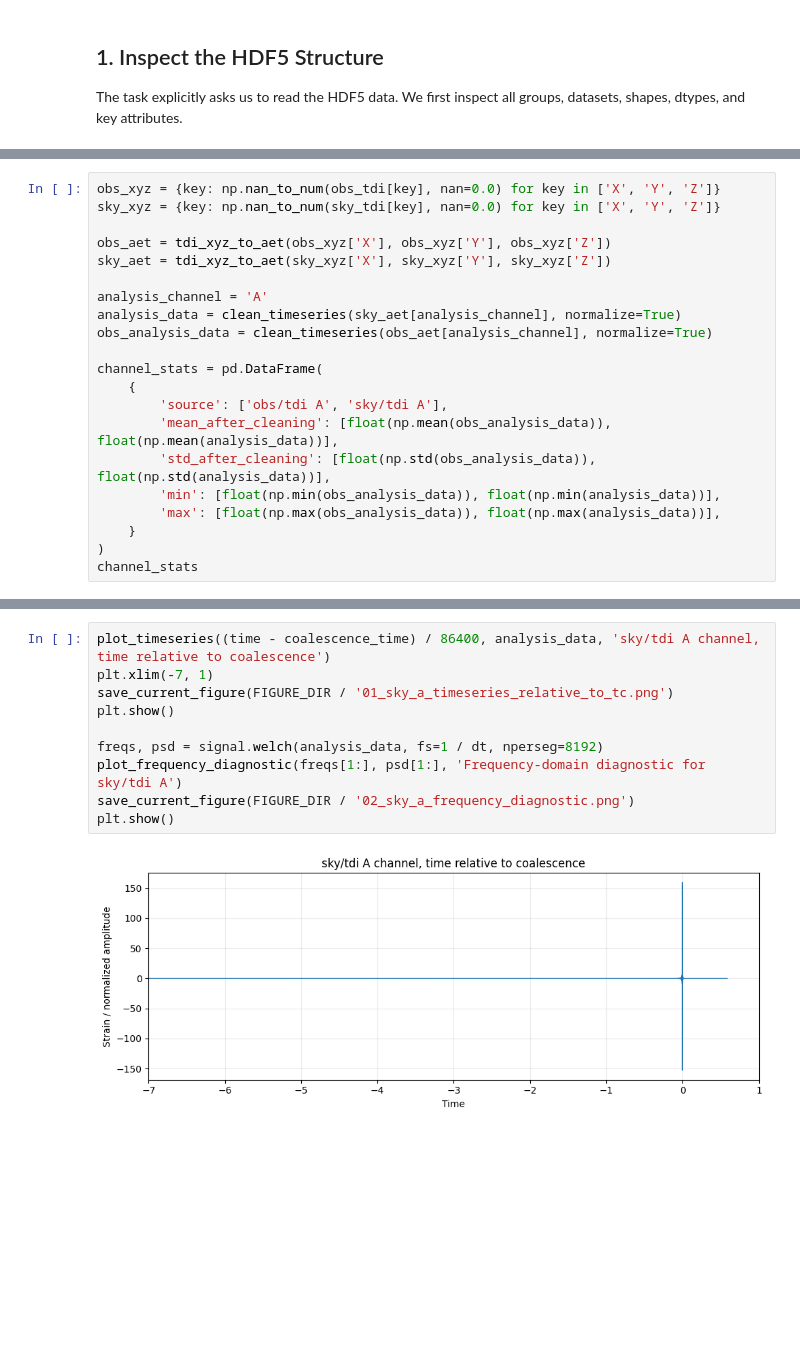
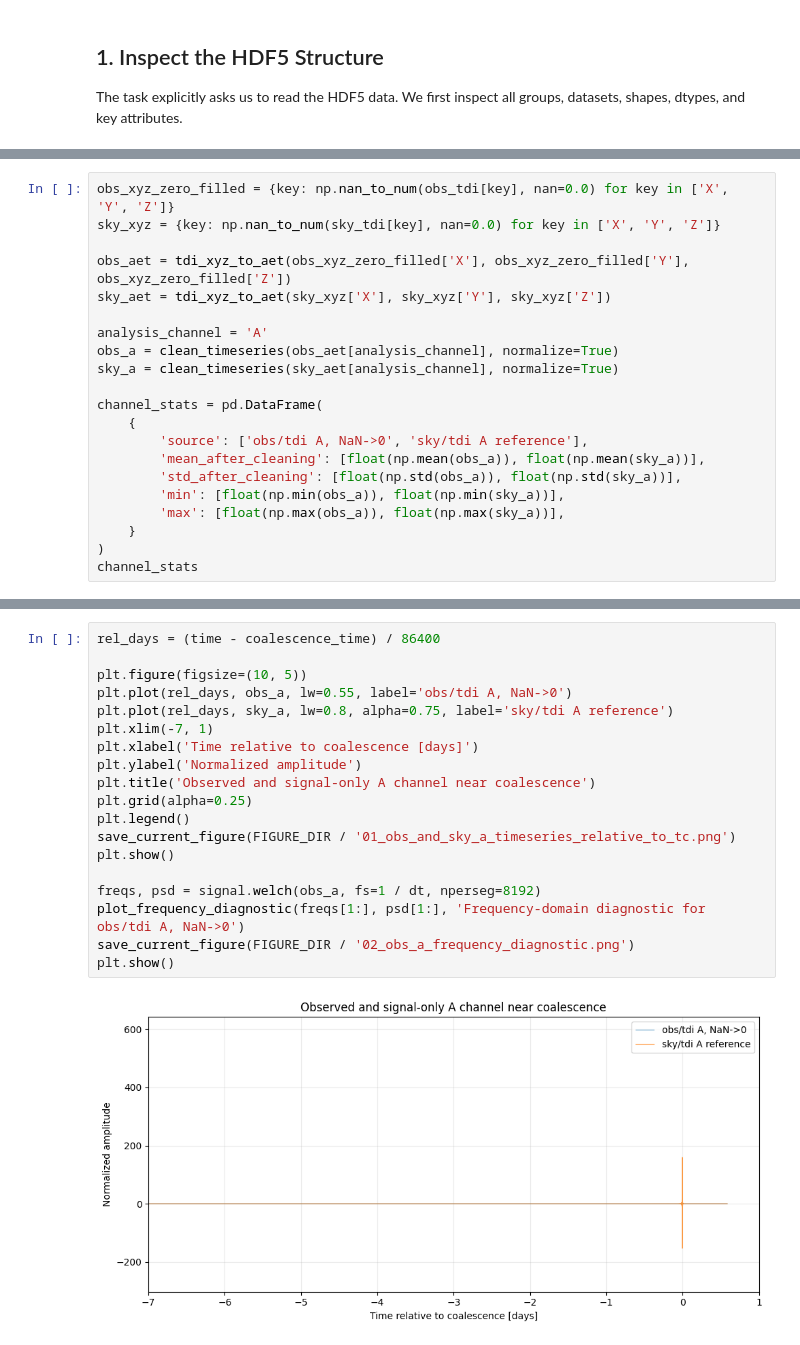
Before and after one commit to leichang131-debug/task5-lisa-taiji, a Jupyter notebook: notebooks/01_ldc_time_frequency_visualization.ipynb, the cells around one changed output, grey strips where cells are left out. Drawn from its saved outputs; the diff is of its cells as text; blank space fills up the shorter version.

Commit message:
Revise subtask 1 visualizations to use observed TDI data

```diff
--- a/notebooks/01_ldc_time_frequency_visualization.ipynb
+++ b/notebooks/01_ldc_time_frequency_visualization.ipynb
@@ -117,21 +119,21 @@ We keep the original `X/Y/Z` channels and also form standard orthogonal A/E/T-li
 # %%
-obs_xyz = {key: np.nan_to_num(obs_tdi[key], nan=0.0) for key in ['X', 'Y', 'Z']}
+obs_xyz_zero_filled = {key: np.nan_to_num(obs_tdi[key], nan=0.0) for key in ['X', 'Y', 'Z']}
 sky_xyz = {key: np.nan_to_num(sky_tdi[key], nan=0.0) for key in ['X', 'Y', 'Z']}
 
-obs_aet = tdi_xyz_to_aet(obs_xyz['X'], obs_xyz['Y'], obs_xyz['Z'])
+obs_aet = tdi_xyz_to_aet(obs_xyz_zero_filled['X'], obs_xyz_zero_filled['Y'], obs_xyz_zero_filled['Z'])
 sky_aet = tdi_xyz_to_aet(sky_xyz['X'], sky_xyz['Y'], sky_xyz['Z'])
 
 analysis_channel = 'A'
-analysis_data = clean_timeseries(sky_aet[analysis_channel], normalize=True)
-obs_analysis_data = clean_timeseries(obs_aet[analysis_channel], normalize=True)
+obs_a = clean_timeseries(obs_aet[analysis_channel], normalize=True)
+sky_a = clean_timeseries(sky_aet[analysis_channel], normalize=True)
 
 channel_stats = pd.DataFrame(
     {
-        'source': ['obs/tdi A', 'sky/tdi A'],
-        'mean_after_cleaning': [float(np.mean(obs_analysis_data)), float(np.mean(analysis_data))],
-        'std_after_cleaning': [float(np.std(obs_analysis_data)), float(np.std(analysis_data))],
-        'min': [float(np.min(obs_analysis_data)), float(np.min(analysis_data))],
-        'max': [float(np.max(obs_analysis_data)), float(np.max(analysis_data))],
+        'source': ['obs/tdi A, NaN->0', 'sky/tdi A reference'],
+        'mean_after_cleaning': [float(np.mean(obs_a)), float(np.mean(sky_a))],
+        'std_after_cleaning': [float(np.std(obs_a)), float(np.std(sky_a))],
+        'min': [float(np.min(obs_a)), float(np.min(sky_a))],
+        'max': [float(np.max(obs_a)), float(np.max(sky_a))],
     }
 )
 channel_stats
@@ -146,12 +148,21 @@ Before performing WDM/FRFT, plot the chosen channel around the merger and check
 # %%
-plot_timeseries((time - coalescence_time) / 86400, analysis_data, 'sky/tdi A channel, time relative to coalescence')
+rel_days = (time - coalescence_time) / 86400
+
+plt.figure(figsize=(10, 5))
+plt.plot(rel_days, obs_a, lw=0.55, label='obs/tdi A, NaN->0')
+plt.plot(rel_days, sky_a, lw=0.8, alpha=0.75, label='sky/tdi A reference')
 plt.xlim(-7, 1)
-save_current_figure(FIGURE_DIR / '01_sky_a_timeseries_relative_to_tc.png')
+plt.xlabel('Time relative to coalescence [days]')
+plt.ylabel('Normalized amplitude')
+plt.title('Observed and signal-only A channel near coalescence')
+plt.grid(alpha=0.25)
+plt.legend()
+save_current_figure(FIGURE_DIR / '01_obs_and_sky_a_timeseries_relative_to_tc.png')
 plt.show()
 
-freqs, psd = signal.welch(analysis_data, fs=1 / dt, nperseg=8192)
-plot_frequency_diagnostic(freqs[1:], psd[1:], 'Frequency-domain diagnostic for sky/tdi A')
-save_current_figure(FIGURE_DIR / '02_sky_a_frequency_diagnostic.png')
+freqs, psd = signal.welch(obs_a, fs=1 / dt, nperseg=8192)
+plot_frequency_diagnostic(freqs[1:], psd[1:], 'Frequency-domain diagnostic for obs/tdi A, NaN->0')
+save_current_figure(FIGURE_DIR / '02_obs_a_frequency_diagnostic.png')
 plt.show()
 # %% [output]
-[figure, old version]
+[figure, new version]
```
Also changed, not shown: parts of 18 cells of this notebook, 18 other files.
